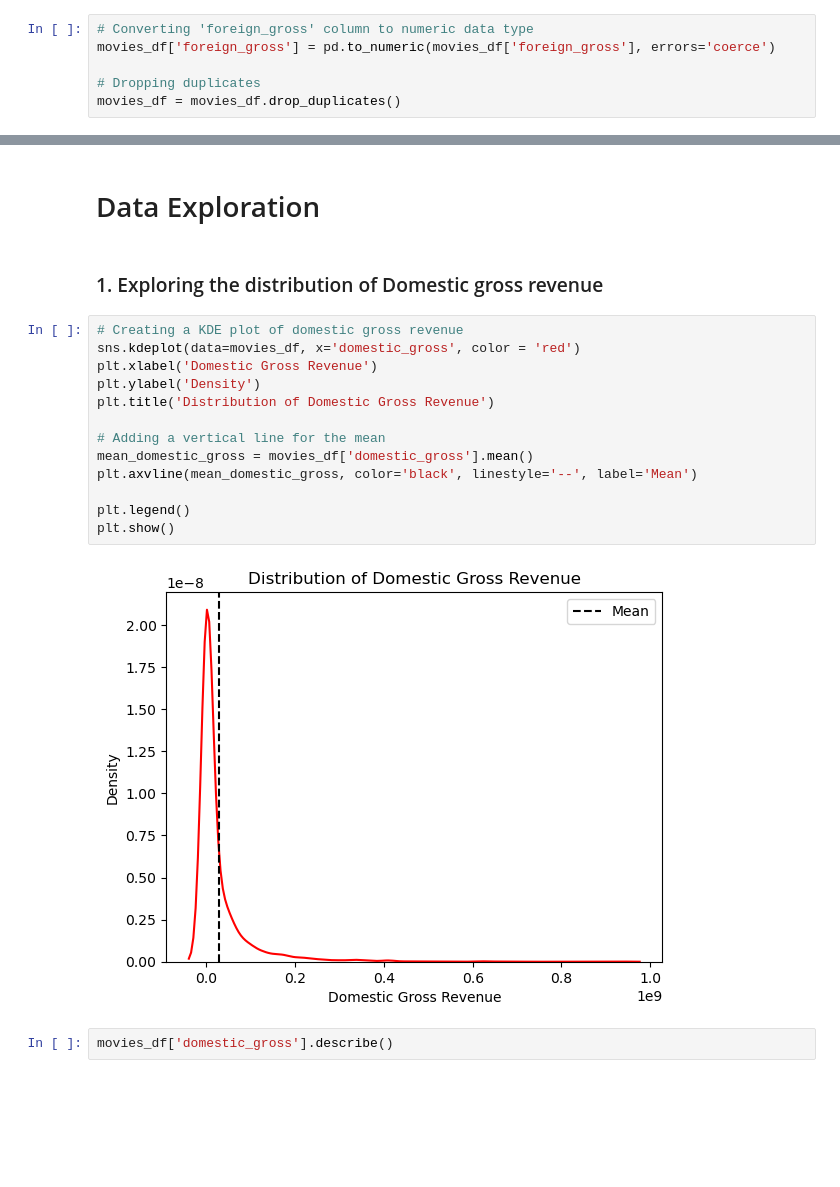
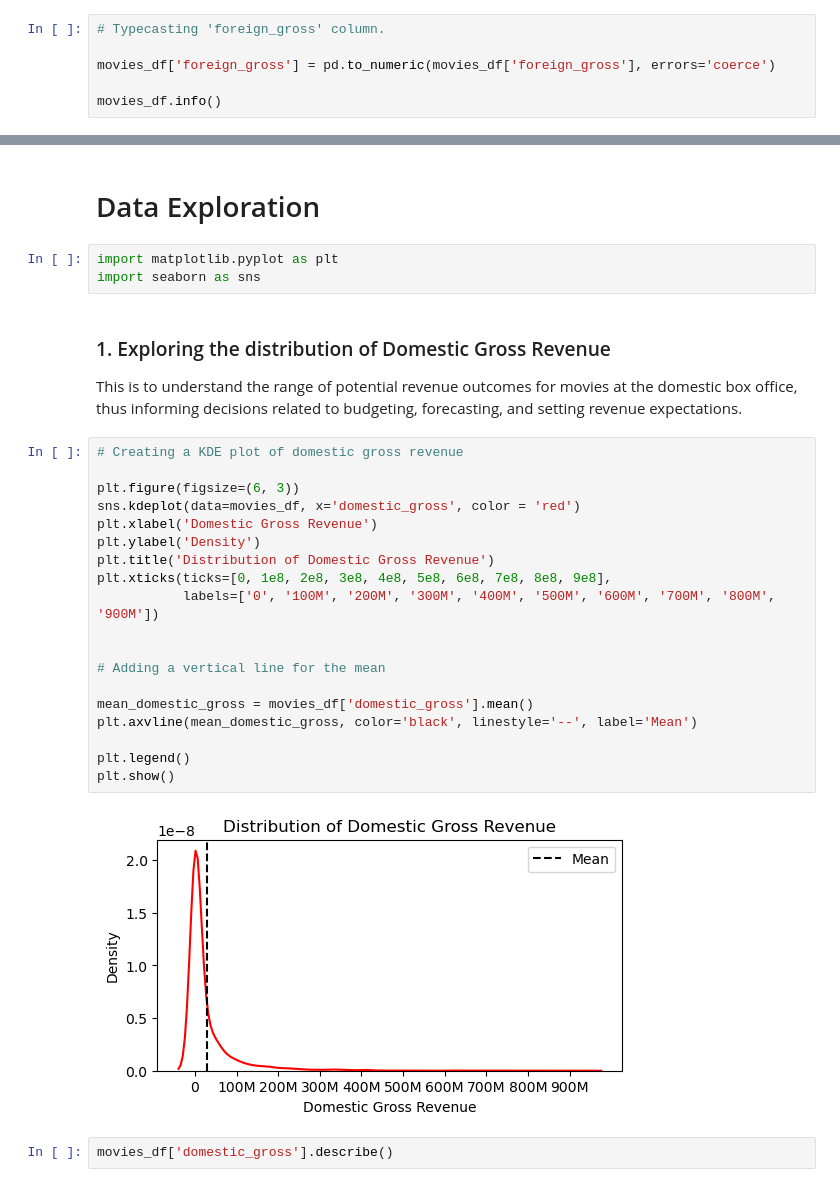
Before and after one commit to ItsjustWanjiru/Microsoft-Movie-Studio-Analysis, a Jupyter notebook: student.ipynb, the cells around one changed output, grey strips where cells are left out. Cells and saved outputs as stored; diff of their text form; blank space fills up the shorter version.

```diff
--- a/student.ipynb
+++ b/student.ipynb
@@ -71,6 +119,6 @@ movies_df['foreign_gross'].fillna(0, inplace=True)
 # %%
-# Converting 'foreign_gross' column to numeric data type
+# Typecasting 'foreign_gross' column.
+
 movies_df['foreign_gross'] = pd.to_numeric(movies_df['foreign_gross'], errors='coerce')
 
-# Dropping duplicates
-movies_df = movies_df.drop_duplicates()
+movies_df.info()
@@ -249,22 +292,32 @@ memory usage: 316.2+ KB
 # %% [markdown]
 # Data Exploration
-# %% [markdown]
-### 1. Exploring the distribution of Domestic gross revenue
+# %%
+import matplotlib.pyplot as plt
+import seaborn as sns
+# %% [markdown]
+### 1. Exploring the distribution of Domestic Gross Revenue
+This is to understand the range of potential revenue outcomes for movies at the domestic box office, thus informing decisions related to budgeting, forecasting, and setting revenue expectations.
 # %%
 # Creating a KDE plot of domestic gross revenue
+
+plt.figure(figsize=(6, 3))
 sns.kdeplot(data=movies_df, x='domestic_gross', color = 'red')
 plt.xlabel('Domestic Gross Revenue')
 plt.ylabel('Density')
 plt.title('Distribution of Domestic Gross Revenue')
+plt.xticks(ticks=[0, 1e8, 2e8, 3e8, 4e8, 5e8, 6e8, 7e8, 8e8, 9e8],
+           labels=['0', '100M', '200M', '300M', '400M', '500M', '600M', '700M', '800M', '900M'])
+
 
 # Adding a vertical line for the mean
+
 mean_domestic_gross = movies_df['domestic_gross'].mean()
 plt.axvline(mean_domestic_gross, color='black', linestyle='--', label='Mean')
 
 plt.legend()
 plt.show()
 # %% [output]
-[figure, old version]
+[figure, new version]
 # %%
 movies_df['domestic_gross'].describe()
 # %% [output]
```
Also changed, not shown: parts of 91 cells of this notebook.
